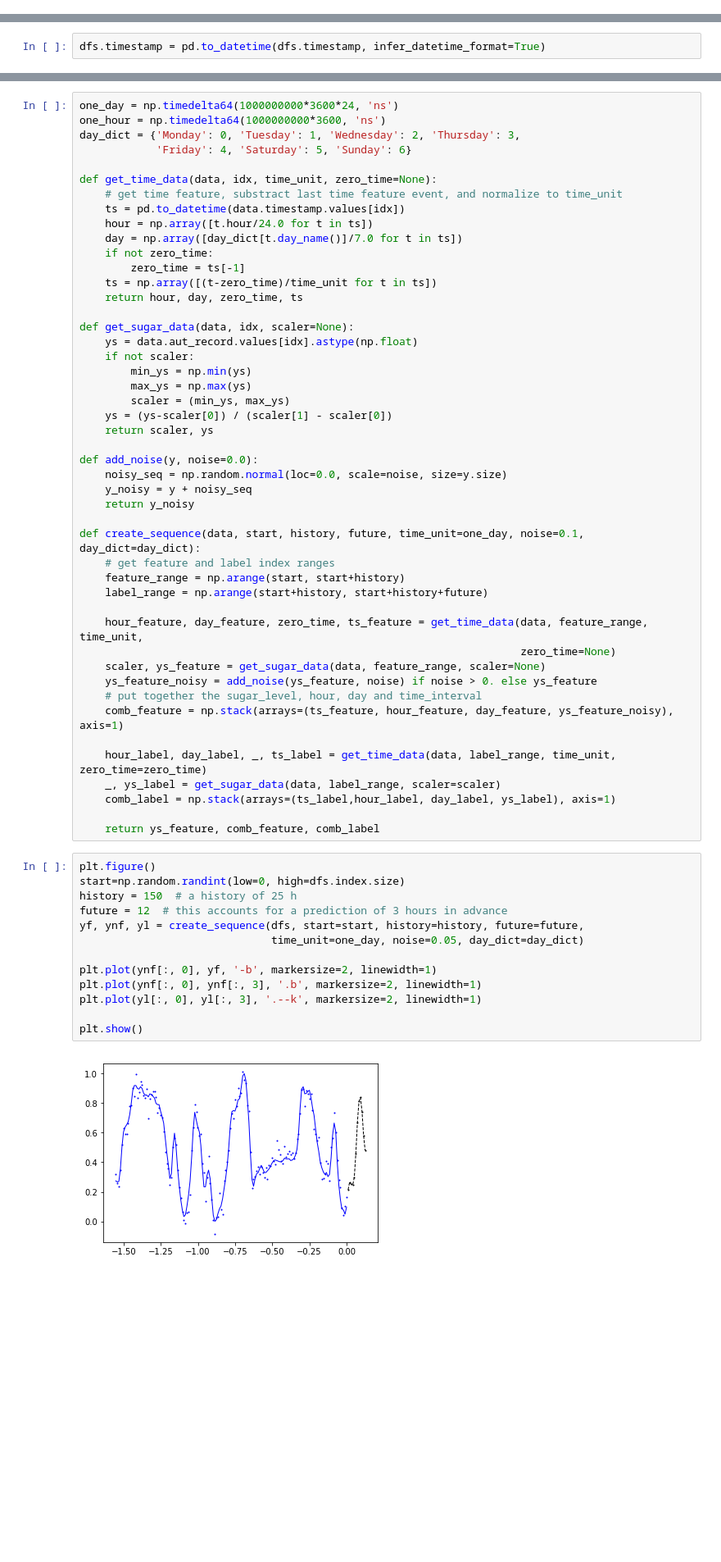
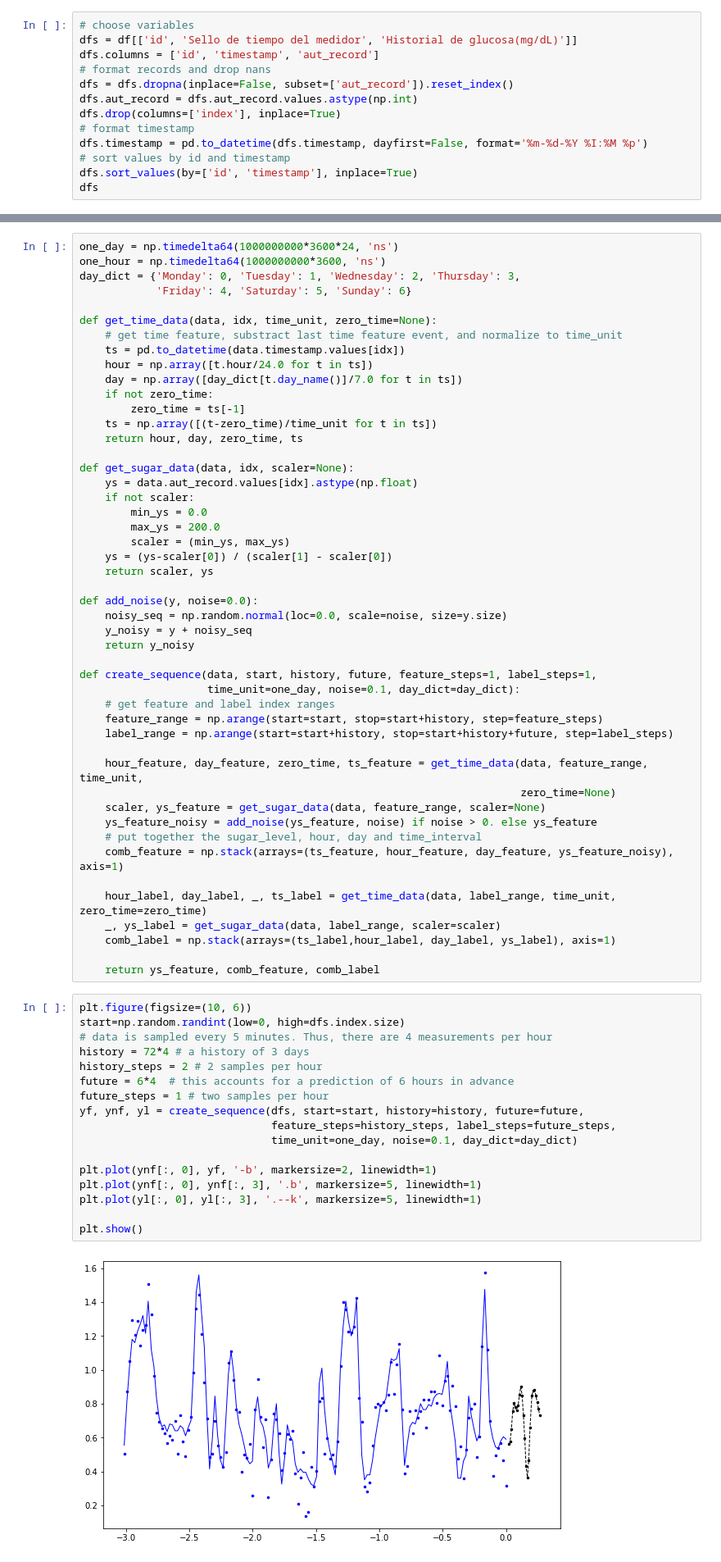
Before and after one commit to juan-arevalo/sugar_level_prediction, a Jupyter notebook: explore/data_exploration.ipynb, the cells around one changed output, grey strips where cells are left out. Shown at 82% size. Drawn from its saved outputs; the diff is of its cells as text; blank space fills up the shorter version.

Commit message:
Added new patient to dataset and improve data preprocessing

```diff
--- a/explore/data_exploration.ipynb
+++ b/explore/data_exploration.ipynb
@@ -69,0 +76,13 @@ dfs.aut_record = dfs.aut_record.values.astype(np.int)
+# %%
+# choose variables
+dfs = df[['id', 'Sello de tiempo del medidor', 'Historial de glucosa(mg/dL)']]
+dfs.columns = ['id', 'timestamp', 'aut_record']
+# format records and drop nans
+dfs = dfs.dropna(inplace=False, subset=['aut_record']).reset_index()
+dfs.aut_record = dfs.aut_record.values.astype(np.int)
+dfs.drop(columns=['index'], inplace=True)
+# format timestamp
+dfs.timestamp = pd.to_datetime(dfs.timestamp, dayfirst=False, format='%m-%d-%Y %I:%M %p')
+# sort values by id and timestamp
+dfs.sort_values(by=['id', 'timestamp'], inplace=True)
+dfs
@@ -80,2 +110,0 @@ import datetime
-# %%
-dfs.timestamp = pd.to_datetime(dfs.timestamp, infer_datetime_format=True)
@@ -131,8 +146,8 @@ def get_time_data(data, idx, time_unit, zero_time=None):
 def get_sugar_data(data, idx, scaler=None):
     ys = data.aut_record.values[idx].astype(np.float)
     if not scaler:
-        min_ys = np.min(ys)
-        max_ys = np.max(ys)
+        min_ys = 0.0
+        max_ys = 200.0
         scaler = (min_ys, max_ys)
     ys = (ys-scaler[0]) / (scaler[1] - scaler[0])
     return scaler, ys
@@ -142,10 +157,11 @@ def add_noise(y, noise=0.0):
     y_noisy = y + noisy_seq
     return y_noisy
 
-def create_sequence(data, start, history, future, time_unit=one_day, noise=0.1, day_dict=day_dict):
+def create_sequence(data, start, history, future, feature_steps=1, label_steps=1,
+                    time_unit=one_day, noise=0.1, day_dict=day_dict):
     # get feature and label index ranges
-    feature_range = np.arange(start, start+history)
-    label_range = np.arange(start+history, start+history+future)
+    feature_range = np.arange(start=start, stop=start+history, step=feature_steps)
+    label_range = np.arange(start=start+history, stop=start+history+future, step=label_steps)
 
     hour_feature, day_feature, zero_time, ts_feature = get_time_data(data, feature_range, time_unit,
                                                                      zero_time=None)
@@ -160,17 +176,21 @@ def create_sequence(data, start, history, future, time_unit=one_day, noise=0.1,
 
     return ys_feature, comb_feature, comb_label
 # %%
-plt.figure()
+plt.figure(figsize=(10, 6))
 start=np.random.randint(low=0, high=dfs.index.size)
-history = 150  # a history of 25 h
-future = 12  # this accounts for a prediction of 3 hours in advance
+# data is sampled every 5 minutes. Thus, there are 4 measurements per hour
+history = 72*4 # a history of 3 days
+history_steps = 2 # 2 samples per hour
+future = 6*4  # this accounts for a prediction of 6 hours in advance
+future_steps = 1 # two samples per hour
 yf, ynf, yl = create_sequence(dfs, start=start, history=history, future=future,
-                              time_unit=one_day, noise=0.05, day_dict=day_dict)
+                              feature_steps=history_steps, label_steps=future_steps,
+                              time_unit=one_day, noise=0.1, day_dict=day_dict)
 
 plt.plot(ynf[:, 0], yf, '-b', markersize=2, linewidth=1)
-plt.plot(ynf[:, 0], ynf[:, 3], '.b', markersize=2, linewidth=1)
-plt.plot(yl[:, 0], yl[:, 3], '.--k', markersize=2, linewidth=1)
+plt.plot(ynf[:, 0], ynf[:, 3], '.b', markersize=5, linewidth=1)
+plt.plot(yl[:, 0], yl[:, 3], '.--k', markersize=5, linewidth=1)
 
 plt.show()
 # %% [output]
-[figure, old version]
+[figure, new version]
```
Also changed, not shown: parts of 33 cells of this notebook.
